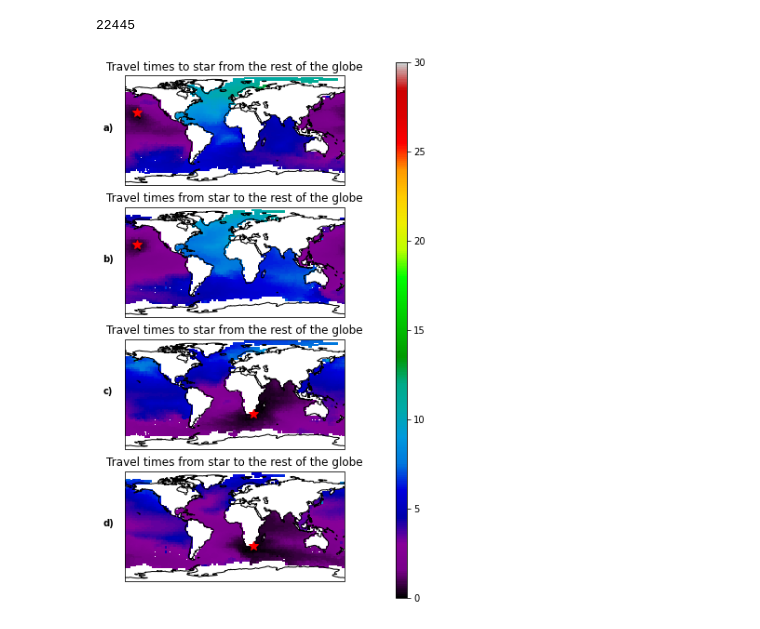
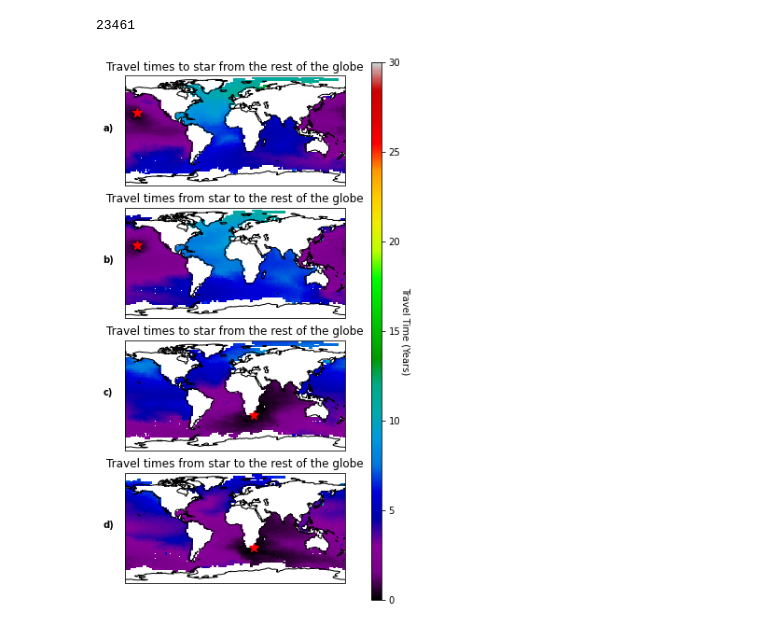
Before and after one commit to MikeOMa/MLTravelTimesFigures, a Jupyter notebook: ShortestTime.ipynb, the cells around one changed output. Drawn from its saved outputs; the diff is of its cells as text; code cells hidden in the pictures.

```diff
--- a/ShortestTime.ipynb
+++ b/ShortestTime.ipynb
@@ -1,33 +1,28 @@
 # %%
 %load_ext autoreload
 %autoreload 2
-## DriftMLP is the package implementing this methodology
-import DriftMLP
+## driftmlp is the package implementing this methodology
+import driftmlp
 ## h3 to convert locations to their h3 indices.
-## Where possible we use DriftMLP.helpers.return_h3_inds()
-h3_sys = DriftMLP.drifter_indexing.discrete_system.DefaultSystem
+## Where possible we use driftmlp.helpers.return_h3_inds()
+h3_sys = driftmlp.drifter_indexing.discrete_system.DefaultSystem
 
 ## core python packages
 import os
-import numpy as np #
+import numpy as np
+import pickle
 import pandas as pd
-import pickle
-import gc
 
 
 ## Matplotlib for plotting
 from mpl_toolkits.axes_grid1 import make_axes_locatable
-import warnings
 import matplotlib as mpl
 import matplotlib.pyplot as plt
-from matplotlib import rc
 
 ## Cartopy for map projections
 import cartopy.crs as ccrs
-import cartopy.crs as ccrs
 import matplotlib.gridspec as gridspec
 import matplotlib.ticker as mticker
-from cartopy.mpl.gridliner import LONGITUDE_FORMATTER, LATITUDE_FORMATTER
 import seaborn as sns
 
 
@@ -47,7 +42,7 @@ networks = pickle.load(open('default_networks.p', 'rb'))
 
 ### Only use drogued drifters
 network = networks[True]
-DriftMLP.helpers.remove_undesired(network)
+driftmlp.helpers.remove_undesired(network)
 postfix = 'drg'
 del networks
 
@@ -57,9 +52,8 @@ stations = pd.DataFrame(stations, index=range(1, 8))
 stations.columns = ['Longitude', 'Latitude']
 stations['h3'] = h3_sys.return_inds([i[['Longitude', 'Latitude']].to_list() for _,i in stations.iterrows()])
 stations.loc[:,['Longitude', 'Latitude']].to_latex()
-gc.collect()
 print(sum([1 if len(i)>0 else 0 for i in network['stories']]))
 # %% [output]
-22445
+23461
 # %%
 def add_travel_time_edge(edge):
@@ -92,7 +86,7 @@ def return_travel_time_df(h3_ind,get_return=True):
 
     polygons = [cuts2poly(*poly_limit) for poly_limit in poly_limits]
 
-    all_paths_away = DriftMLP.shortest_path.get_all_paths(network, h3_ind, h3_centers, weight='Travel_Time')
+    all_paths_away = driftmlp.shortest_path.get_all_paths(network, h3_ind, h3_centers, weight='Travel_Time')
 
 
     tts = [path.travel_time/365 for path in all_paths_away]
@@ -102,7 +96,7 @@ def return_travel_time_df(h3_ind,get_return=True):
 
 #    plot_data['traveltime'] = plot_data.loc[:,'traveltime']/365
     if get_return:
-        all_paths_into = [DriftMLP.shortest_path.network_path(network, h3_center, h3_ind, weight='Travel_Time') for h3_center in h3_centers]
+        all_paths_into = [driftmlp.shortest_path.network_path(network, h3_center, h3_ind, weight='Travel_Time') for h3_center in h3_centers]
         tts_return = [path.travel_time/365 for path in all_paths_into]
         plot_data['incoming_traveltime'] = tts_return
     return plot_data
@@ -137,34 +131,35 @@ def plot_travel_time_df(travel_time_df, norm, ax,col = 'traveltime',
         color_mapped = sm.cmap(norm(color))
         ax.add_geometries(rows['geometry'], crs=ccrs.PlateCarree(),
                            facecolor=color_mapped, edgecolor=color_mapped)
     ax.coastlines()
     #q = ax.get_extent()
 
 
 
     ax.plot(source[0], source[1], '*',
              color='red', markersize=10, transform=ccrs.Geodetic())
     ax.set_global()
 
 
 plot_travel_time_df(travel_times_df1, norm, axs[1], source=point1)
 axs[1].set_title("Travel times from star to the rest of the globe")
 plot_travel_time_df(travel_times_df1, norm, axs[0], col='incoming_traveltime', source=point1)
 axs[0].set_title("Travel times to star from the rest of the globe")
 plot_travel_time_df(travel_times_df2, norm, axs[3], source=point2)
 axs[3].set_title("Travel times from star to the rest of the globe")
 plot_travel_time_df(travel_times_df2, norm, axs[2], col='incoming_traveltime', source=point2)
 axs[2].set_title("Travel times to star from the rest of the globe")
 for i in range(4):
     plot_num = alphabet[i]
     axs[i].text(-0.1,0.5,"{})".format(plot_num),transform = axs[i].transAxes, fontweight='bold')
 
-cax = fig.add_axes([0.95, 0.1, 0.03, 0.8])  # x0 y0 width height
-cax.set_ylabel('Years', labelpad=25, rotation=270)
-mpl.colorbar.ColorbarBase(cax,
+cax = fig.add_axes([0.88, 0.1, 0.03, 0.8])  # x0 y0 width height
+
+cbar = mpl.colorbar.ColorbarBase(cax,
                           cmap=cmap,
                           norm=norm)
+cbar.set_label('Travel Time (Years)', rotation=270,labelpad=10)
 fig.savefig(f"Images/tt_short_{postfix}.png", bbox_inches='tight')
 fig.savefig(f"Images/tt1_short_{postfix}.pdf", bbox_inches='tight')
 # %% [output]
-[figure, old version]
+[figure, new version]
```
Also changed, not shown: parts of 1 cell of this notebook, 9 other files.
